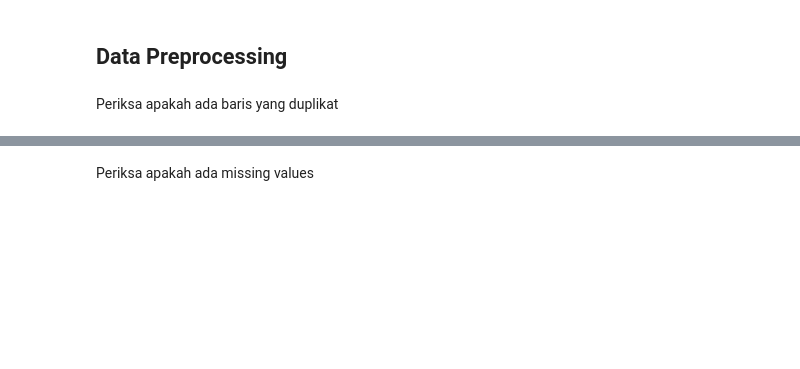
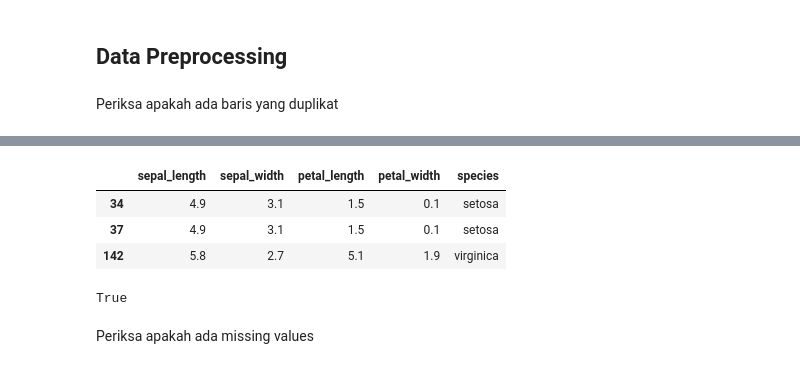
Before and after one commit to Trsh16/AFL1-Datmin, a Jupyter notebook: Exercise_Week_4_Supervised_Learning,_Classification.ipynb, the cells around one changed output, grey strips where cells are left out. Drawn from its saved outputs; the diff is of its cells as text; code cells hidden in the pictures; blank space fills up the shorter version.

```diff
--- a/Exercise_Week_4_Supervised_Learning,_Classification.ipynb
+++ b/Exercise_Week_4_Supervised_Learning,_Classification.ipynb
@@ -38,2 +38,14 @@ True
+# %%
+duplicates = df[df.duplicated()]
+duplicates
+# %% [output]
+|  | sepal_length | sepal_width | petal_length | petal_width | species |
+| 34 | 4.9 | 3.1 | 1.5 | 0.1 | setosa |
+| 37 | 4.9 | 3.1 | 1.5 | 0.1 | setosa |
+| 142 | 5.8 | 2.7 | 5.1 | 1.9 | virginica |
+# %%
+print("True")
+# %% [output]
+True
 # %% [markdown]
 Periksa apakah ada missing values
```
Also changed, not shown: parts of 32 cells of this notebook.
